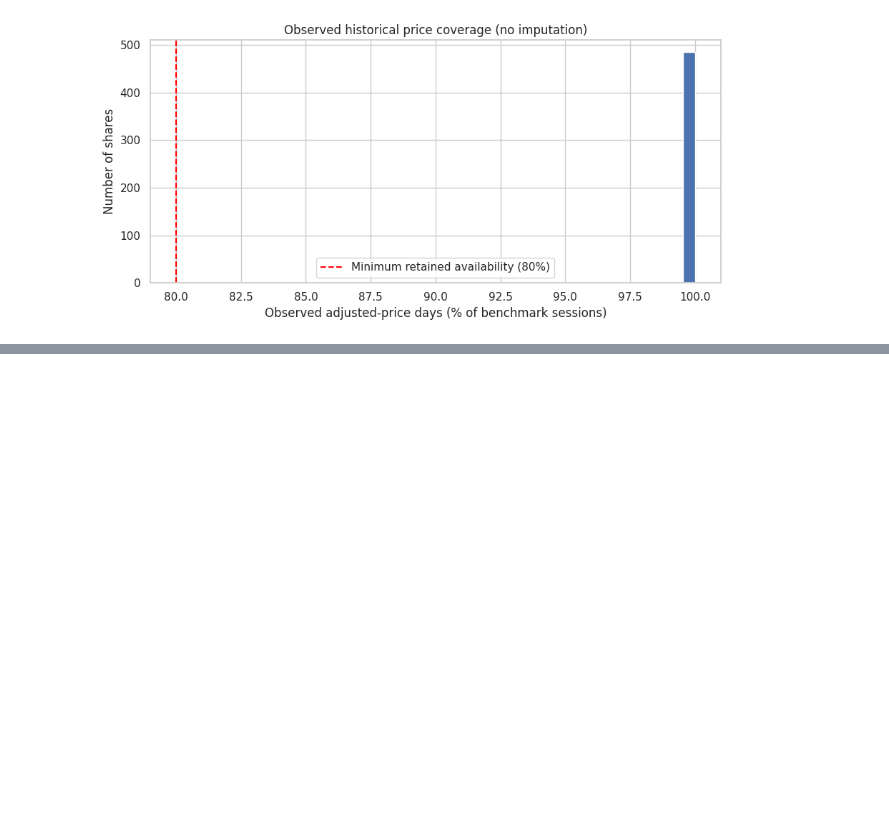
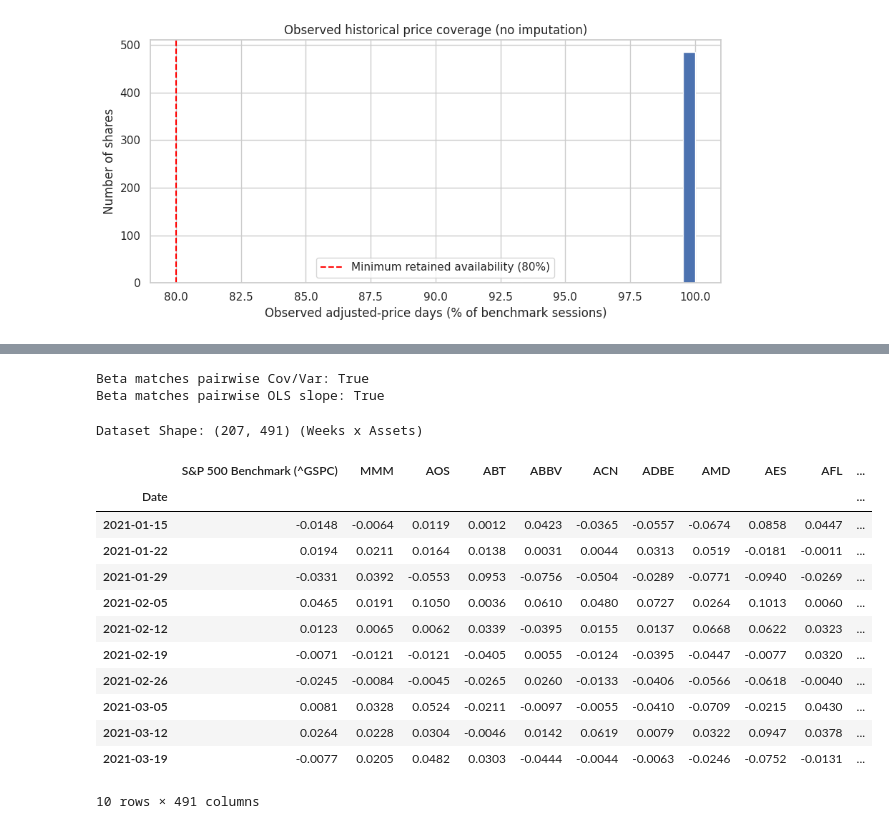
Before and after one commit to Dewdahara/CRMCM_CW1_w2054873, a Jupyter notebook: CRMCM_CW1_w2054873.ipynb, the cells around one changed output, grey strips where cells are left out. Saved outputs shown, nothing was run; the diff lists cells and outputs as text; code cells hidden in the pictures; blank space fills up the shorter version.

```diff
--- a/CRMCM_CW1_w2054873.ipynb
+++ b/CRMCM_CW1_w2054873.ipynb
@@ -657,0 +658,12 @@ plt.show()
+# %%
+# Friday-ending weekly prices, using the last available trading price in each week. Weeks before a
+# listing stay missing, and incomplete first or last weeks are dropped.
+weekly_adj = adj_close_v.resample("W-FRI").last()
+weekly_bench = bench["adj_close"].resample("W-FRI").last()
+week_end = weekly_adj.index
+week_start = week_end - pd.Timedelta(days=4)
+complete = (week_start >= pd.Timestamp(START_DATE)) & (week_end < pd.Timestamp(END_DATE))
+print("Incomplete weeks dropped:", [d.date().isoformat() for d in week_end[~complete]])
+weekly_adj, weekly_bench = weekly_adj.loc[complete], weekly_bench.loc[complete]
+print("Missing weekly prices across retained shares:", int(weekly_adj.isna().sum().sum()), "| benchmark:", int(weekly_bench.isna().sum()))
+print("Weekly price labels:", len(weekly_adj), "from", weekly_adj.index.min().date(), "to", weekly_adj.index.max().date())
@@ -657,0 +759,41 @@ plt.show()
+# %%
+# Two extra checks on beta using the same paired weeks: the covariance/variance version and an OLS
+# slope.
+vectorised = pd.Series({t: weekly_ret[t].cov(bench_ret) / bench_ret[weekly_ret[t].notna()].var() for t in weekly_ret.columns})
+ols_slope = {}
+for t in weekly_ret.columns:
+    paired = pd.concat([weekly_ret[t], bench_ret], axis=1).dropna()
+    ols_slope[t] = np.polyfit(paired.iloc[:, 1].to_numpy(), paired.iloc[:, 0].to_numpy(), 1)[0]
+ols_slope = pd.Series(ols_slope)
+print("Beta matches pairwise Cov/Var:", bool(np.allclose(beta, vectorised, equal_nan=True)))
+print("Beta matches pairwise OLS slope:", bool(np.allclose(beta, ols_slope, equal_nan=True)))
+# %% [output]
+Beta matches pairwise Cov/Var: True
+Beta matches pairwise OLS slope: True
+# %%
+# Put the benchmark return next to the share returns to see the weekly data the betas are calculated
+# from.
+beta_input_dataset = weekly_ret.copy()
+beta_input_dataset.insert(0, "S&P 500 Benchmark (^GSPC)", bench_ret)
+
+print(f"Dataset Shape: {beta_input_dataset.shape} (Weeks x Assets)")
+display(beta_input_dataset.head(10))
+
+# Output:
+# The table has 207 weeks and 491 columns (the benchmark plus 490 shares). In the first week shown
+# (2021-01-15) the benchmark fell by 1.48%.
+# %% [output]
+Dataset Shape: (207, 491) (Weeks x Assets)
+|  | S&P 500 Benchmark (^GSPC) | MMM | AOS | ABT | ABBV | ACN | ADBE | AMD | AES | AFL | ... |
+| Date |  |  |  |  |  |  |  |  |  |  | ... |
+| 2021-01-15 | -0.0148 | -0.0064 | 0.0119 | 0.0012 | 0.0423 | -0.0365 | -0.0557 | -0.0674 | 0.0858 | 0.0447 | ... |
+| 2021-01-22 | 0.0194 | 0.0211 | 0.0164 | 0.0138 | 0.0031 | 0.0044 | 0.0313 | 0.0519 | -0.0181 | -0.0011 | ... |
+| 2021-01-29 | -0.0331 | 0.0392 | -0.0553 | 0.0953 | -0.0756 | -0.0504 | -0.0289 | -0.0771 | -0.0940 | -0.0269 | ... |
+| 2021-02-05 | 0.0465 | 0.0191 | 0.1050 | 0.0036 | 0.0610 | 0.0480 | 0.0727 | 0.0264 | 0.1013 | 0.0060 | ... |
+| 2021-02-12 | 0.0123 | 0.0065 | 0.0062 | 0.0339 | -0.0395 | 0.0155 | 0.0137 | 0.0668 | 0.0622 | 0.0323 | ... |
+| 2021-02-19 | -0.0071 | -0.0121 | -0.0121 | -0.0405 | 0.0055 | -0.0124 | -0.0395 | -0.0447 | -0.0077 | 0.0320 | ... |
+| 2021-02-26 | -0.0245 | -0.0084 | -0.0045 | -0.0265 | 0.0260 | -0.0133 | -0.0406 | -0.0566 | -0.0618 | -0.0040 | ... |
+| 2021-03-05 | 0.0081 | 0.0328 | 0.0524 | -0.0211 | -0.0097 | -0.0055 | -0.0410 | -0.0709 | -0.0215 | 0.0430 | ... |
+| 2021-03-12 | 0.0264 | 0.0228 | 0.0304 | -0.0046 | 0.0142 | 0.0619 | 0.0079 | 0.0322 | 0.0947 | 0.0378 | ... |
+| 2021-03-19 | -0.0077 | 0.0205 | 0.0482 | 0.0303 | -0.0444 | -0.0044 | -0.0063 | -0.0246 | -0.0752 | -0.0131 | ... |
+10 rows × 491 columns
```
Also changed, not shown: parts of 12 cells of this notebook.
